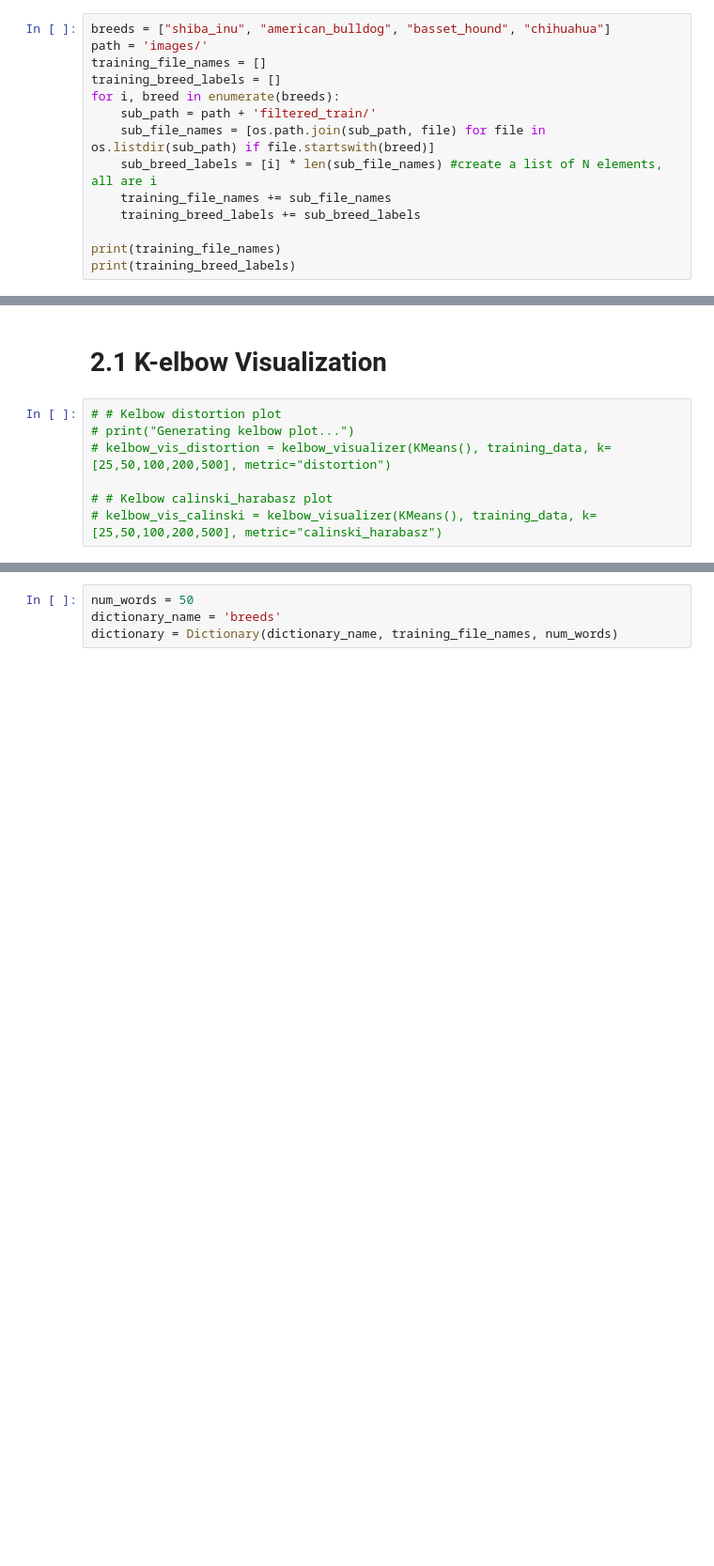
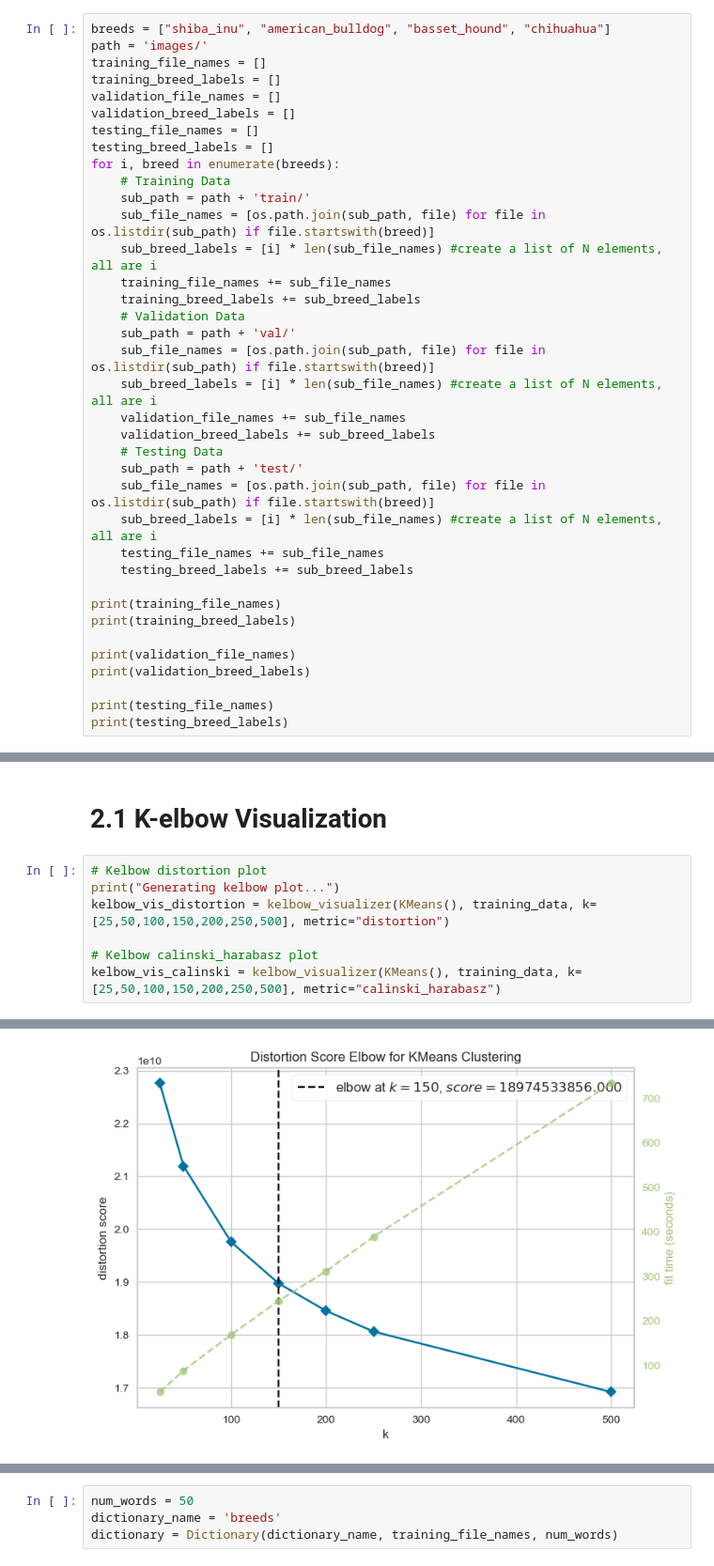
Before and after one commit to BrentonAD/SIT789-Task4-3P, a Jupyter notebook: SVM_ada.ipynb, the cells around one changed output, grey strips where cells are left out. Shown at 94% size. Saved outputs shown, nothing was run; the diff lists cells and outputs as text; blank space fills up the shorter version.

```diff
--- a/SVM_ada.ipynb
+++ b/SVM_ada.ipynb
@@ -82,13 +122,36 @@ breeds = ["shiba_inu", "american_bulldog", "basset_hound", "chihuahua"]
 path = 'images/'
 training_file_names = []
 training_breed_labels = []
+validation_file_names = []
+validation_breed_labels = []
+testing_file_names = []
+testing_breed_labels = []
 for i, breed in enumerate(breeds):
-    sub_path = path + 'filtered_train/'
+    # Training Data
+    sub_path = path + 'train/'
     sub_file_names = [os.path.join(sub_path, file) for file in os.listdir(sub_path) if file.startswith(breed)]
     sub_breed_labels = [i] * len(sub_file_names) #create a list of N elements, all are i
     training_file_names += sub_file_names
     training_breed_labels += sub_breed_labels
+    # Validation Data
+    sub_path = path + 'val/'
+    sub_file_names = [os.path.join(sub_path, file) for file in os.listdir(sub_path) if file.startswith(breed)]
+    sub_breed_labels = [i] * len(sub_file_names) #create a list of N elements, all are i
+    validation_file_names += sub_file_names
+    validation_breed_labels += sub_breed_labels
+    # Testing Data
+    sub_path = path + 'test/'
+    sub_file_names = [os.path.join(sub_path, file) for file in os.listdir(sub_path) if file.startswith(breed)]
+    sub_breed_labels = [i] * len(sub_file_names) #create a list of N elements, all are i
+    testing_file_names += sub_file_names
+    testing_breed_labels += sub_breed_labels
 
 print(training_file_names)
 print(training_breed_labels)
+
+print(validation_file_names)
+print(validation_breed_labels)
+
+print(testing_file_names)
+print(testing_breed_labels)
 # %% [output]
@@ -114,9 +181,10 @@ training_data = np.array(training_data)
 # %% [markdown]
 # 2.1 K-elbow Visualization
 # %%
-# # Kelbow distortion plot
-# print("Generating kelbow plot...")
-# kelbow_vis_distortion = kelbow_visualizer(KMeans(), training_data, k=[25,50,100,200,500], metric="distortion")
+# Kelbow distortion plot
+print("Generating kelbow plot...")
+kelbow_vis_distortion = kelbow_visualizer(KMeans(), training_data, k=[25,50,100,150,200,250,500], metric="distortion")
 
-# # Kelbow calinski_harabasz plot
-# kelbow_vis_calinski = kelbow_visualizer(KMeans(), training_data, k=[25,50,100,200,500], metric="calinski_harabasz")
+# Kelbow calinski_harabasz plot
+kelbow_vis_calinski = kelbow_visualizer(KMeans(), training_data, k=[25,50,100,150,200,250,500], metric="calinski_harabasz")
+# %% [output]
@@ -122,0 +192 @@ training_data = np.array(training_data)
+[figure, added]
```
Also changed, not shown: parts of 59 cells of this notebook.
